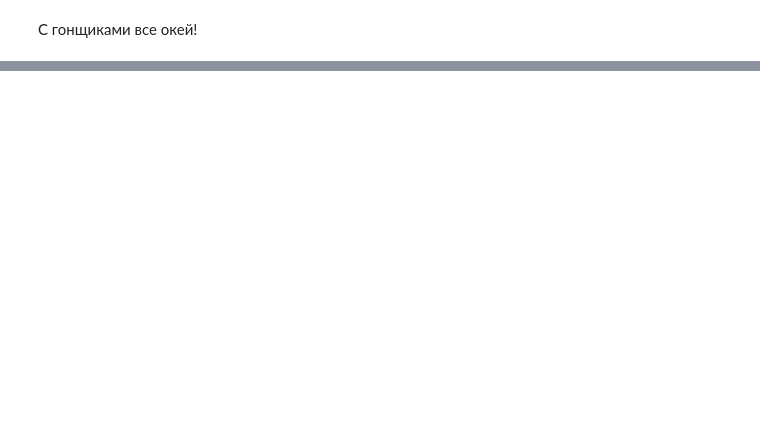
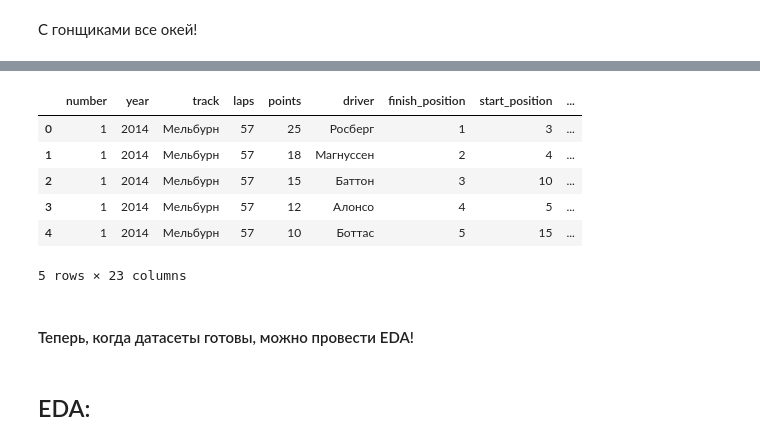
Before and after one commit to AndrewLrrr/f1-guru, a Jupyter notebook: f1-guru.ipynb, the cells around one changed output, grey strips where cells are left out. Saved outputs shown, nothing was run; the diff lists cells and outputs as text; code cells hidden in the pictures; blank space fills up the shorter version.

```diff
--- a/f1-guru.ipynb
+++ b/f1-guru.ipynb
@@ -445,0 +423,14 @@ array(['dry', 'changeable', 'wet'], dtype=object)
+# %%
+df_racing.head()
+# %% [output]
+|  | number | year | track | laps | points | driver | finish_position | start_position | ... |
+| 0 | 1 | 2014 | Мельбурн | 57 | 25 | Росберг | 1 | 3 | ... |
+| 1 | 1 | 2014 | Мельбурн | 57 | 18 | Магнуссен | 2 | 4 | ... |
+| 2 | 1 | 2014 | Мельбурн | 57 | 15 | Баттон | 3 | 10 | ... |
+| 3 | 1 | 2014 | Мельбурн | 57 | 12 | Алонсо | 4 | 5 | ... |
+| 4 | 1 | 2014 | Мельбурн | 57 | 10 | Боттас | 5 | 15 | ... |
+5 rows × 23 columns
+# %% [markdown]
+#### Теперь, когда датасеты готовы, можно провести EDA!
+# %% [markdown]
+## EDA:
```
Also changed, not shown: parts of 44 cells of this notebook, 1 other file.
